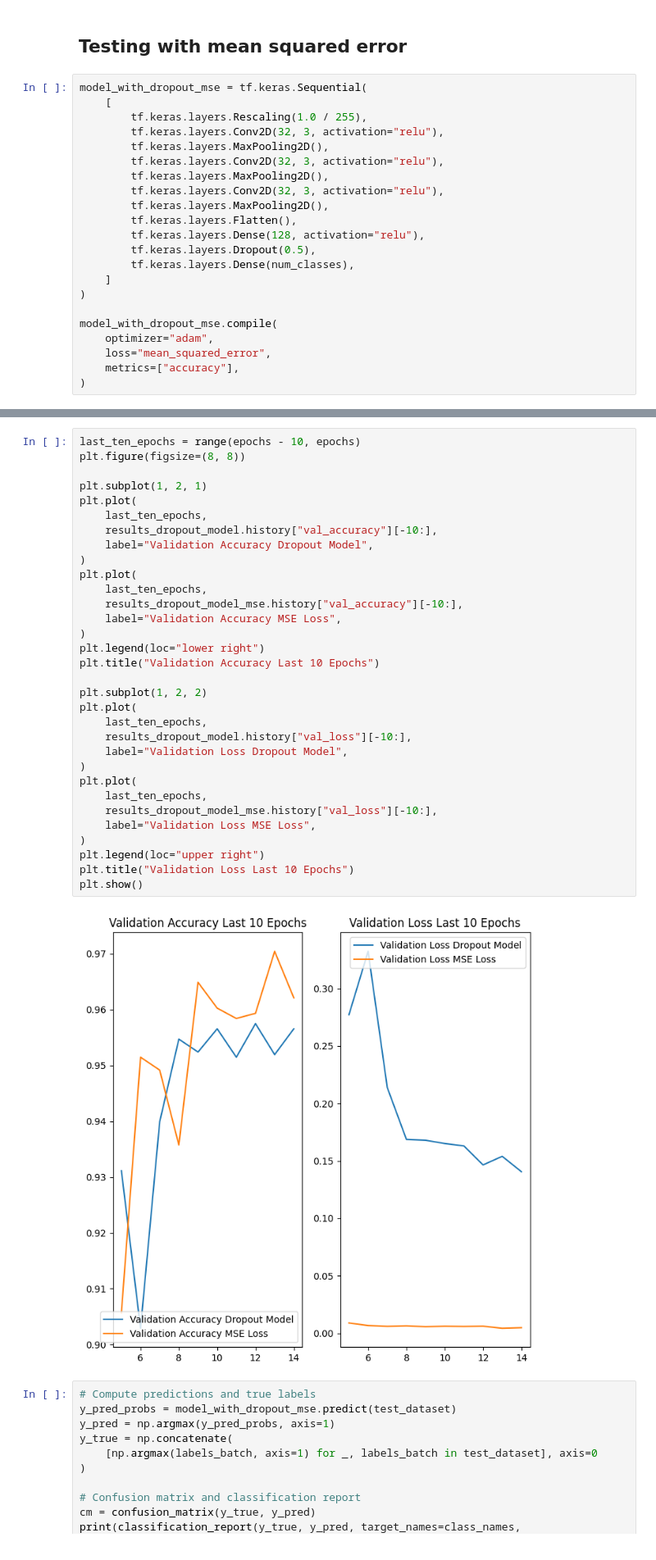
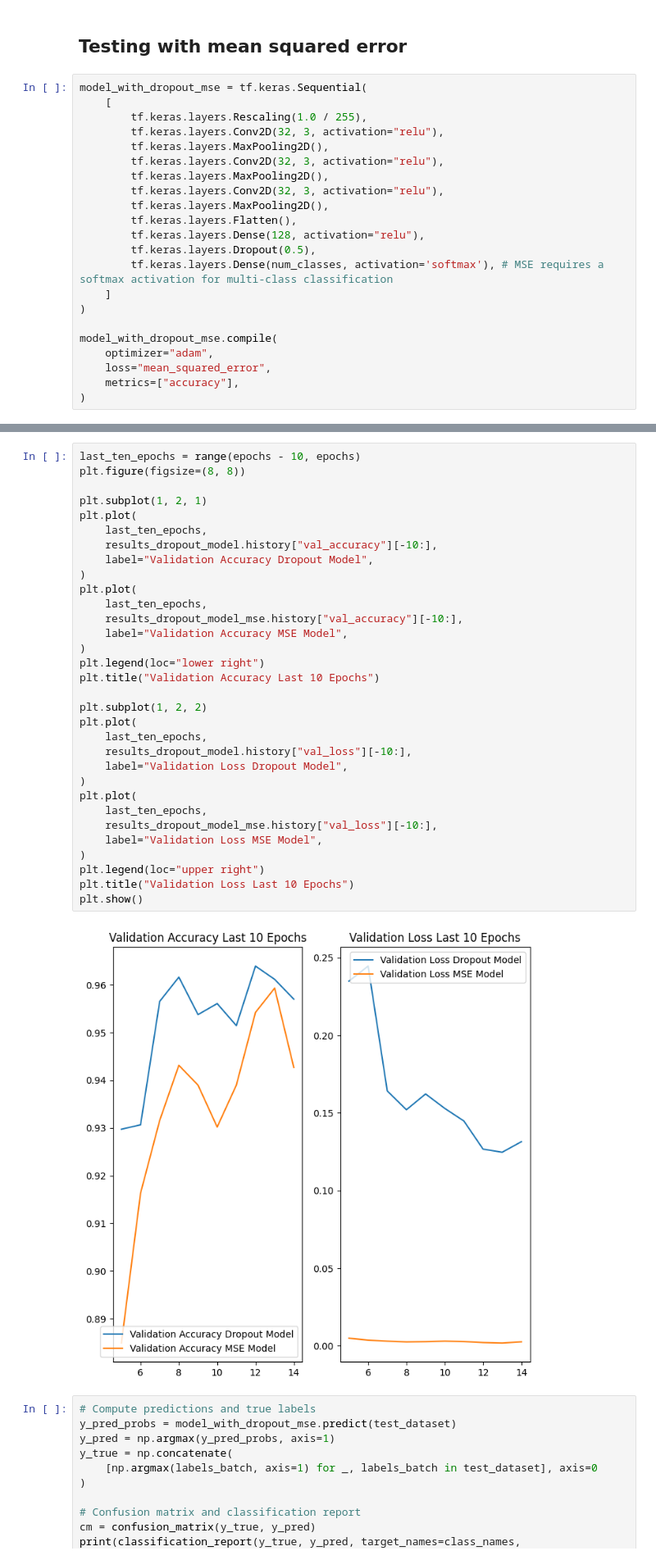
Before and after one commit to arismil/CoMNIST, a Jupyter notebook: model_train.ipynb, the cells around one changed output, grey strips where cells are left out. Shown at 82% size. Saved outputs shown, nothing was run; the diff lists cells and outputs as text.

Commit message:
added softmax on mse

```diff
--- a/model_train.ipynb
+++ b/model_train.ipynb
@@ -883,7 +873,7 @@ model_with_dropout_mse = tf.keras.Sequential(
         tf.keras.layers.Flatten(),
         tf.keras.layers.Dense(128, activation="relu"),
         tf.keras.layers.Dropout(0.5),
-        tf.keras.layers.Dense(num_classes),
+        tf.keras.layers.Dense(num_classes, activation='softmax'), # MSE requires a softmax activation for multi-class classification
     ]
 )
 
@@ -921,36 +917,36 @@ Epoch 15/15
 last_ten_epochs = range(epochs - 10, epochs)
 plt.figure(figsize=(8, 8))
 
 plt.subplot(1, 2, 1)
 plt.plot(
     last_ten_epochs,
     results_dropout_model.history["val_accuracy"][-10:],
     label="Validation Accuracy Dropout Model",
 )
 plt.plot(
     last_ten_epochs,
     results_dropout_model_mse.history["val_accuracy"][-10:],
-    label="Validation Accuracy MSE Loss",
+    label="Validation Accuracy MSE Model",
 )
 plt.legend(loc="lower right")
 plt.title("Validation Accuracy Last 10 Epochs")
 
 plt.subplot(1, 2, 2)
 plt.plot(
     last_ten_epochs,
     results_dropout_model.history["val_loss"][-10:],
     label="Validation Loss Dropout Model",
 )
 plt.plot(
     last_ten_epochs,
     results_dropout_model_mse.history["val_loss"][-10:],
-    label="Validation Loss MSE Loss",
+    label="Validation Loss MSE Model",
 )
 plt.legend(loc="upper right")
 plt.title("Validation Loss Last 10 Epochs")
 plt.show()
 # %% [output]
-[figure, old version]
+[figure, new version]
 # %%
 # Compute predictions and true labels
 y_pred_probs = model_with_dropout_mse.predict(test_dataset)
```
Also changed, not shown: parts of 3 cells of this notebook.
